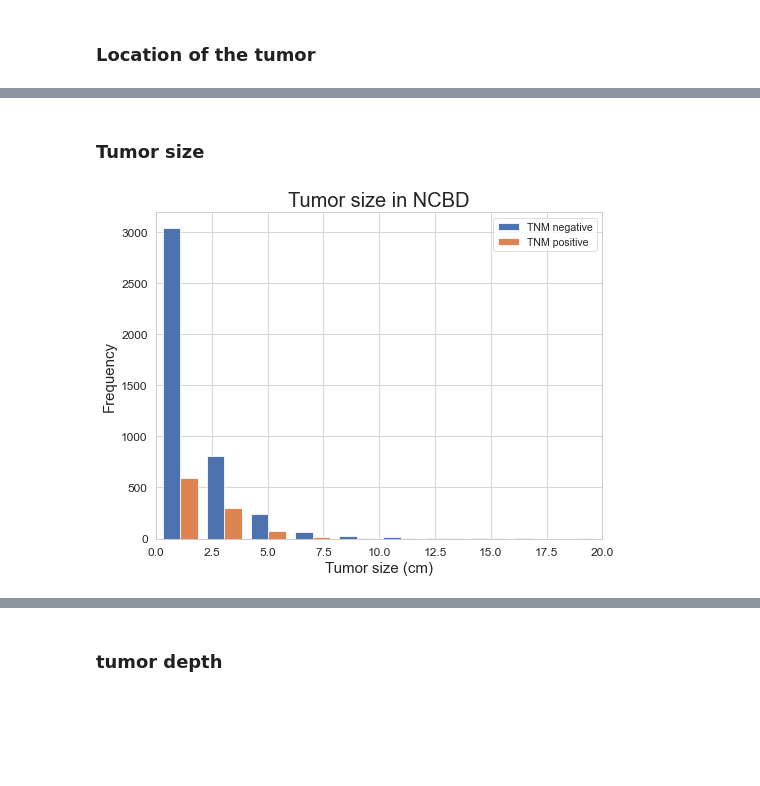
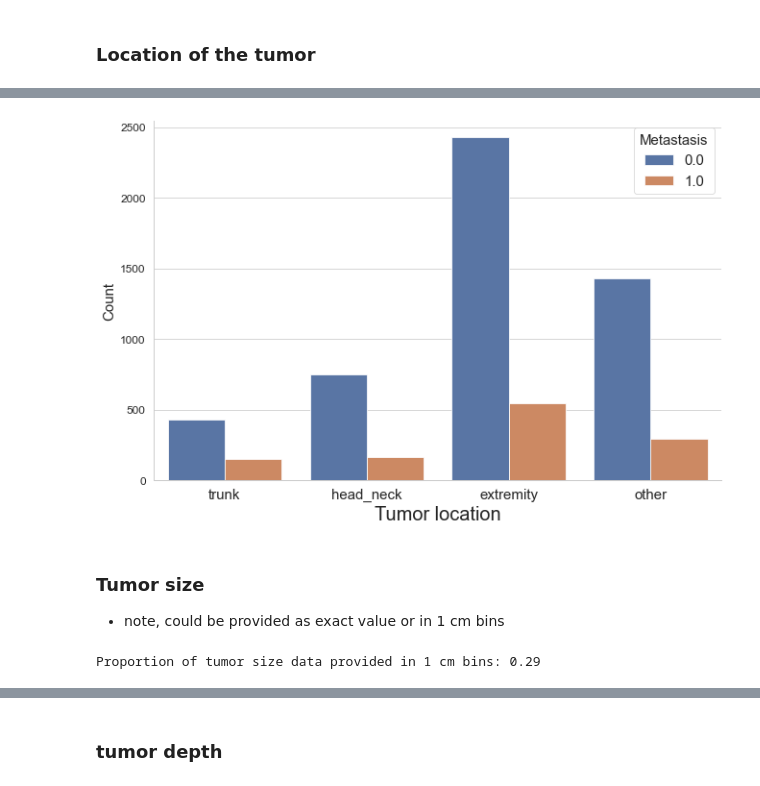
Before and after one commit to mvantieghem/mcc_metastasis, a Jupyter notebook: notebooks/02_exploring_data.ipynb, the cells around one changed output, grey strips where cells are left out. Drawn from its saved outputs; the diff is of its cells as text; code cells hidden in the pictures; blank space fills up the shorter version.

```diff
--- a/notebooks/02_exploring_data.ipynb
+++ b/notebooks/02_exploring_data.ipynb
@@ -16,6 +19,44 @@ import matplotlib.pyplot as plt
 import sys
 sys.path.append("../")
 import mcc_metastasis.data_cleaning as dc
+# %%
+# plotting func
+def density_by_mets(xmax, var, var_label, figurepath):
+
+    plt.figure(figsize = (8,6))
+    outcomes = [0,1]
+    for value in outcomes:
+    # Subset to the airline
+        subset = df[df.TNM_positive == value]
+
+    # Draw the density plot
+        sns.distplot(subset[var], hist = False, kde = True,
+                 kde_kws = {'shade' :True, 'linewidth': 2},
+                 label = value)
+
+# Plot formatting
+    legend = plt.legend(prop={'size': 15}, title = 'Metastasis')
+    legend.get_title().set_fontsize('15')
+    plt.xlabel(var_label, size = 15)
+    plt.ylabel('Density', size = 15)
+    plt.xlim(0, xmax)
+    plt.savefig(figurepath, bbox_inches = 'tight')
+    plt.show()
+
+def barplot_by_mets(height, aspect, var, var_label, figurepath):
+
+    g = sns.catplot(data = df, x = var ,
+                    kind = "count",
+                     hue = "TNM_positive",
+                     height = height, aspect =aspect ,
+                    legend = False)
+    plt.xlabel(var_label, size =  20)
+    plt.ylabel ("Count",  size = 15)
+    plt.xticks(fontsize = 15)
+    plt.yticks(fontsize = 12)
+    legend = plt.legend(prop={'size': 15}, title = 'Metastasis')
+    legend.get_title().set_fontsize('15')
+    plt.savefig(figurepath, bbox_inches = 'tight')
 # %% [markdown]
 ## open data
 ### 1. NCDB with full feature set
@@ -119,20 +134,19 @@ plt.savefig('../figures/TNM_positive_tumor_location.png', bbox_inches = 'tight')
-# %% [markdown]
-### Tumor size
-# %%
-group1 =  df.tumor_size[df.TNM_positive == 0]
-group2 = df.tumor_size[df.TNM_positive == 1]
-
-plt.figure(figsize = (8, 6))
-plt.hist([group1, group2],
-        bins = 50, label = ["TNM negative","TNM positive"])
-plt.legend(loc = 'upper right')
-plt.xlabel("Tumor size (cm)", size =  15)
-plt.ylabel ("Frequency",  size = 15)
-plt.yticks(fontsize = 12)
-plt.xticks(fontsize = 12)
-plt.xlim(0, 20)
-plt.title("Tumor size in NCBD", size = 20)
-plt.savefig('../figures/tumor_size_TNM_positive.png', bbox_inches = 'tight')
-plt.show()
-# %% [output]
-[figure, removed]
+# %%
+
+barplot_by_mets( 6, 1.5, 'tumor_site', 'Tumor location',
+                 '../figures/EDA/TNM_positive_tumor_location.png')
+# %% [output]
+[figure, added]
+# %% [markdown]
+### Tumor size
+- note, could be provided as exact value or in 1 cm bins
+# %%
+# how much of the data is just by bin, not exact value?
+N_bins = sum((df.tumor_size == 1) | (df.tumor_size == 2) |
+    (df.tumor_size == 3.0) | (df.tumor_size == 4.0) |
+      (df.tumor_size == 5.0) | (df.tumor_size == 6.0))
+
+prop_bins = N_bins / sum(df.tumor_size.notnull())
+print("Proportion of tumor size data provided in 1 cm bins: %0.2f" % prop_bins)
+# %% [output]
+Proportion of tumor size data provided in 1 cm bins: 0.29
```
Also changed, not shown: parts of 37 cells of this notebook, 19 other files.
